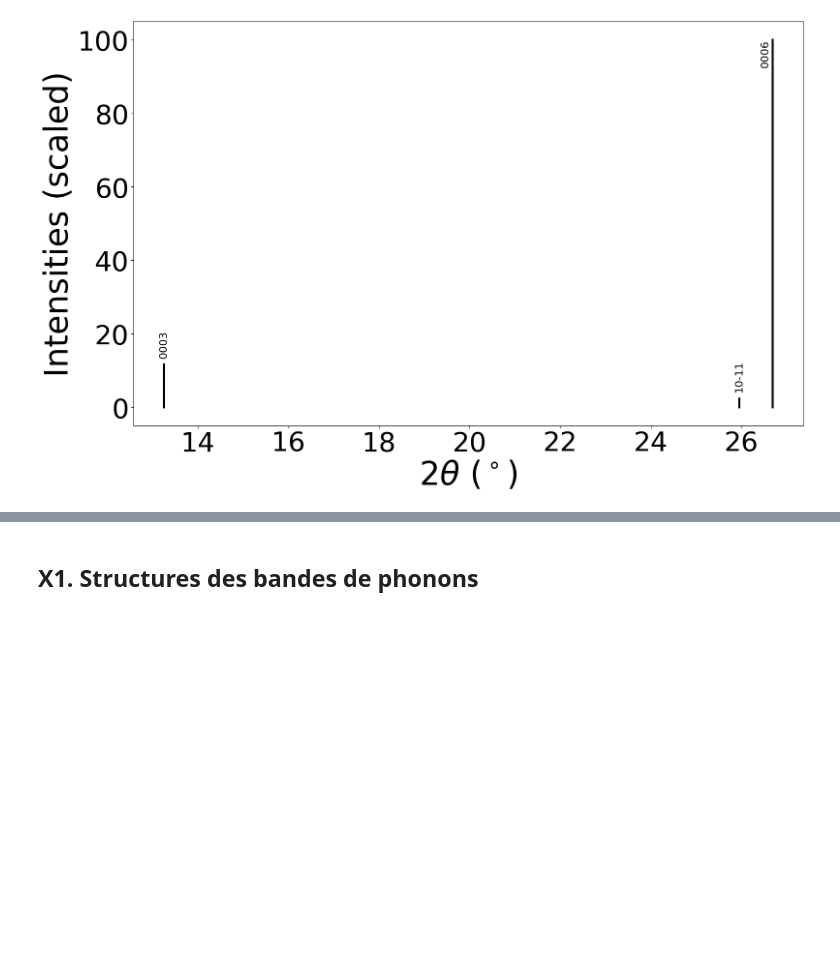
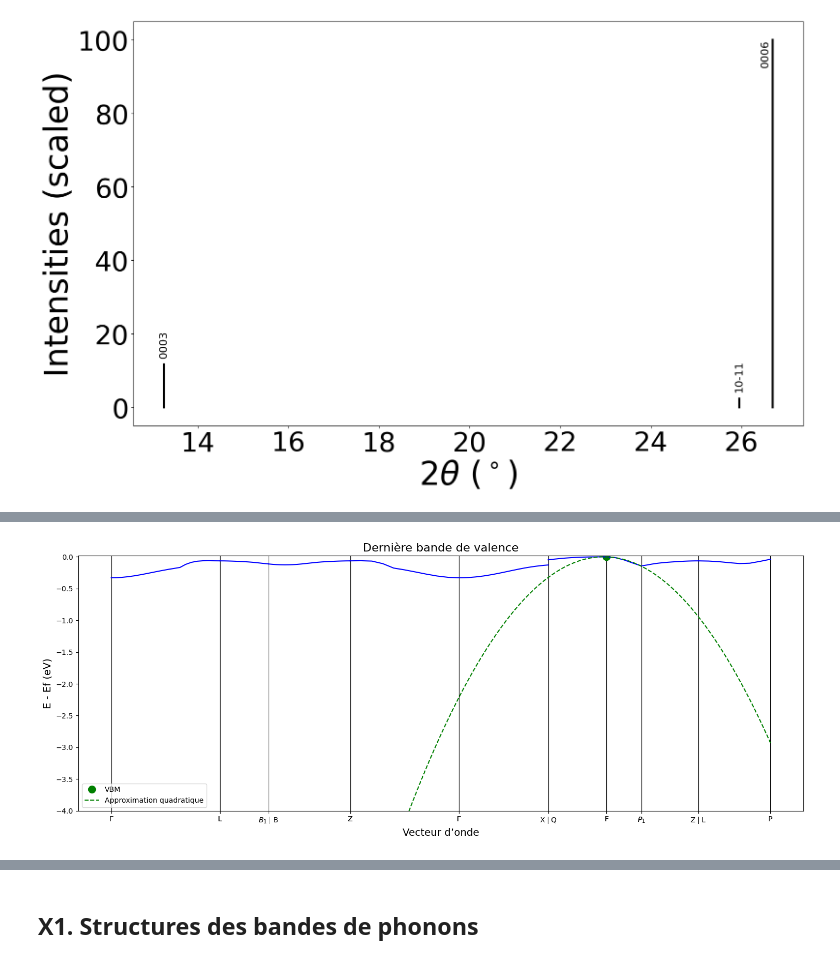
Before and after one commit to Ysaline-Roosemont/Projet-Physique-des-mat-riaux-2025-2026, a Jupyter notebook: NoteBook.ipynb, the cells around one changed output, grey strips where cells are left out. Drawn from its saved outputs; the diff is of its cells as text; code cells hidden in the pictures; blank space fills up the shorter version.

```diff
--- a/NoteBook.ipynb
+++ b/NoteBook.ipynb
@@ -490,0 +747,99 @@ Distance interplanaire = 3.3376 [Å]
+# %%
+from pymatgen.electronic_structure.plotter import BSPlotter
+from pymatgen.electronic_structure.core import Spin
+import numpy as np
+import matplotlib.pyplot as plt
+from mp_api.client import MPRester
+
+# ==============================
+# IMPORT DATA
+# ==============================
+bsplot = BSPlotter(bs)
+bsdata = bsplot.bs_plot_data()
+
+distances = bsdata['distances']
+energy = bsdata['energy']
+distance = bsdata['ticks']['distance']
+
+vbm_coord = bsdata['vbm']
+
+vbm = bs.get_vbm()
+vbm_band_index = vbm['band_index'][Spin.up][0]
+
+# Constantes
+hbar2 = ((6.62607004e-34) / (2 * np.pi))**2
+electronvolt = 1.602176634e-19
+angstrom = 1e-10
+m_e = 9.10938356e-31
+
+# Figure
+fig, ax = plt.subplots(figsize=(15, 6))
+
+for d in distance:
+    ax.axvline(d, color="black", linewidth=0.8)
+
+# VBM point
+for i, (x, y) in enumerate(vbm_coord):
+    if i == 0:
+        ax.plot(x, y, 'og', markersize=10, label='VBM')
+    else:
+        ax.plot(x, y, 'og', markersize=10)
+
+# bande de valence
+for i in range(len(distances)):
+    ax.plot(distances[i], energy['1'][i][vbm_band_index], 'b')
+
+# axes
+ax.set_xticks(distance)
+ax.set_xticklabels(bsdata['ticks']['label'])
+ax.set_xlabel('Vecteur d’onde', fontsize=14)
+ax.set_ylabel('E - Ef (eV)', fontsize=14)
+ax.set_title('Dernière bande de valence', fontsize=16)
+ax.set_ylim(-4, None)
+
+# SELECTION POINTS AUTOUR VBM
+k0, E0 = vbm_coord[0]
+
+k_points = [k0]
+energies = [E0]
+
+points_proches = []
+
+for i in range(len(distances)):
+    for j in range(len(distances[i])):
+        k = distances[i][j]
+        E = energy['1'][i][vbm_band_index][j]
+
+        if k != k0:
+            points_proches.append((abs(k - k0), k, E))
+
+points_proches.sort(key=lambda x: x[0])
+
+k_points.append(points_proches[0][1])
+energies.append(points_proches[0][2])
+
+k_points.append(points_proches[1][1])
+energies.append(points_proches[1][2])
+
+k_points = np.array(k_points)
+energies = np.array(energies)
+
+# Fit
+coeffs = np.polyfit(k_points, energies, 2)
+
+m_eff = hbar2 / (2 * abs(coeffs[0]) * electronvolt * angstrom**2)
+m_eff_ratio = m_eff / m_e
+
+x_fit = np.linspace(distance[0], distance[-1], 1000)
+ax.plot(x_fit, np.polyval(coeffs, x_fit), 'g--', label='Approximation quadratique')
+
+# Résultats
+print("\nRésultats de l'ajustement quadratique autour du VBM :\n")
+print(f"Parabole : y(k) = {coeffs[0]:.3e} k² + {coeffs[1]:.3e} k + {coeffs[2]:.3e}")
+print(f"Masse effective = {m_eff:.3e} kg")
+print(f"Masse relative = {m_eff_ratio:.3f} m_e")
+
+ax.legend()
+plt.tight_layout()
+plt.show()
+# %% [output]
@@ -490,0 +851 @@ Distance interplanaire = 3.3376 [Å]
+[figure, added]
```
Also changed, not shown: parts of 11 cells of this notebook.
